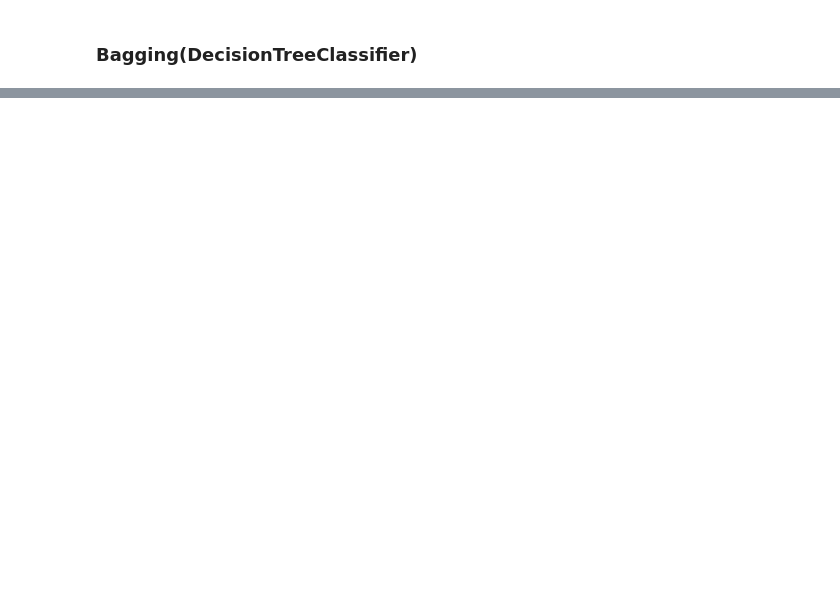
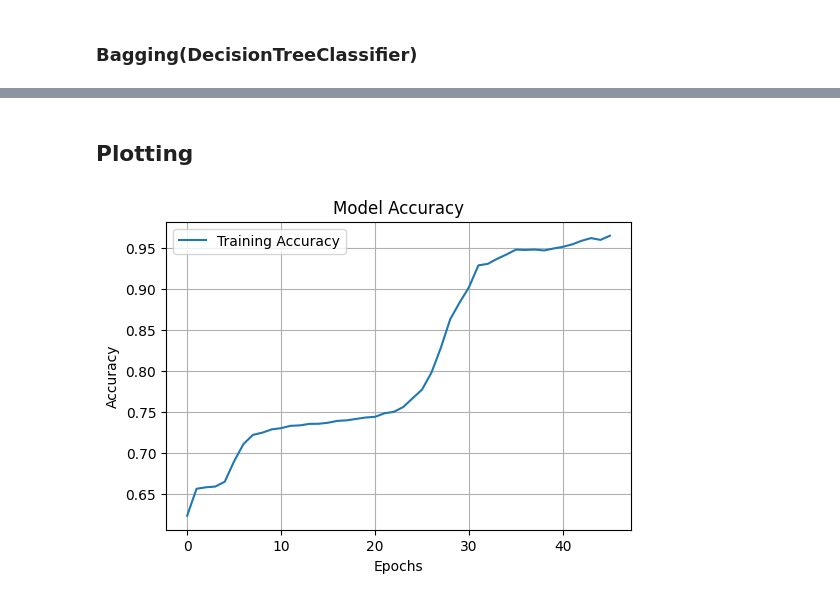
Before and after one commit to MidhulaMS/EV-Population-Prediction, a Jupyter notebook: EV_Population_Prediction.ipynb, the cells around one changed output, grey strips where cells are left out. Drawn from its saved outputs; the diff is of its cells as text; code cells hidden in the pictures; blank space fills up the shorter version.

```diff
--- a/EV_Population_Prediction.ipynb
+++ b/EV_Population_Prediction.ipynb
@@ -1292,0 +1326,18 @@ print(classification_report(y_test, y_pred_bag))
+# %%
+# build the model
+ann = Sequential([
+    Dense(32, activation='relu', input_shape=(X_train.shape[1],)),
+    Dropout(0.3),
+    Dense(16, activation='relu'),
+    Dropout(0.2),
+    Dense(8, activation='relu'),
+    Dense(1, activation='sigmoid')  # binary classification output
+])
+# %%
+ann.compile(
+    optimizer='adam',
+    loss='binary_crossentropy',
+    metrics=['accuracy']
+)
+
+ann.summary()
@@ -1292,0 +1366,9 @@ print(classification_report(y_test, y_pred_bag))
+# %%
+history = ann.fit(
+    X_train,
+    y_train,
+    epochs=50,
+    batch_size=32,
+    validation_split=0.2,
+    callbacks=[EarlyStopping(monitor='val_loss', patience=5, restore_best_weights=True)]
+)
@@ -1292,0 +1453,14 @@ print(classification_report(y_test, y_pred_bag))
+# %% [markdown]
+## Plotting
+# %%
+# Accuracy Plot
+plt.figure(figsize=(6,4))
+plt.plot(history.history['accuracy'],label='Training Accuracy')
+plt.title('Model Accuracy')
+plt.xlabel('Epochs')
+plt.ylabel('Accuracy')
+plt.grid(True)
+plt.legend()
+plt.show()
+# %% [output]
+[figure, added]
```
Also changed, not shown: parts of 18 cells of this notebook.
